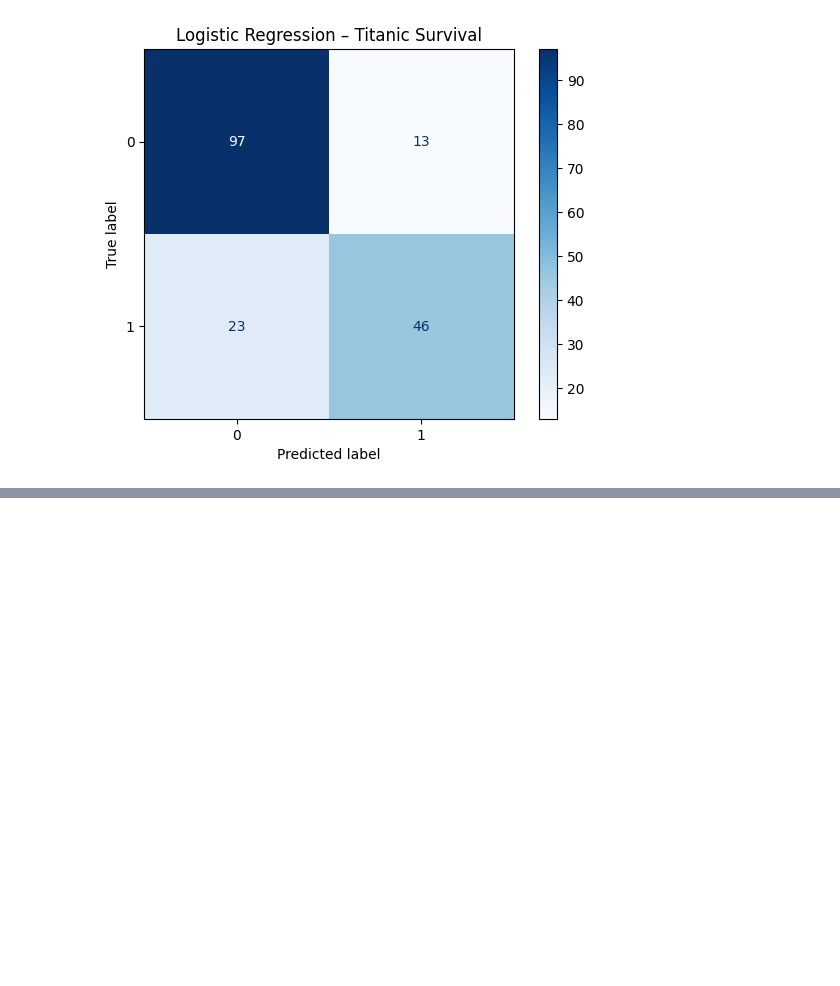
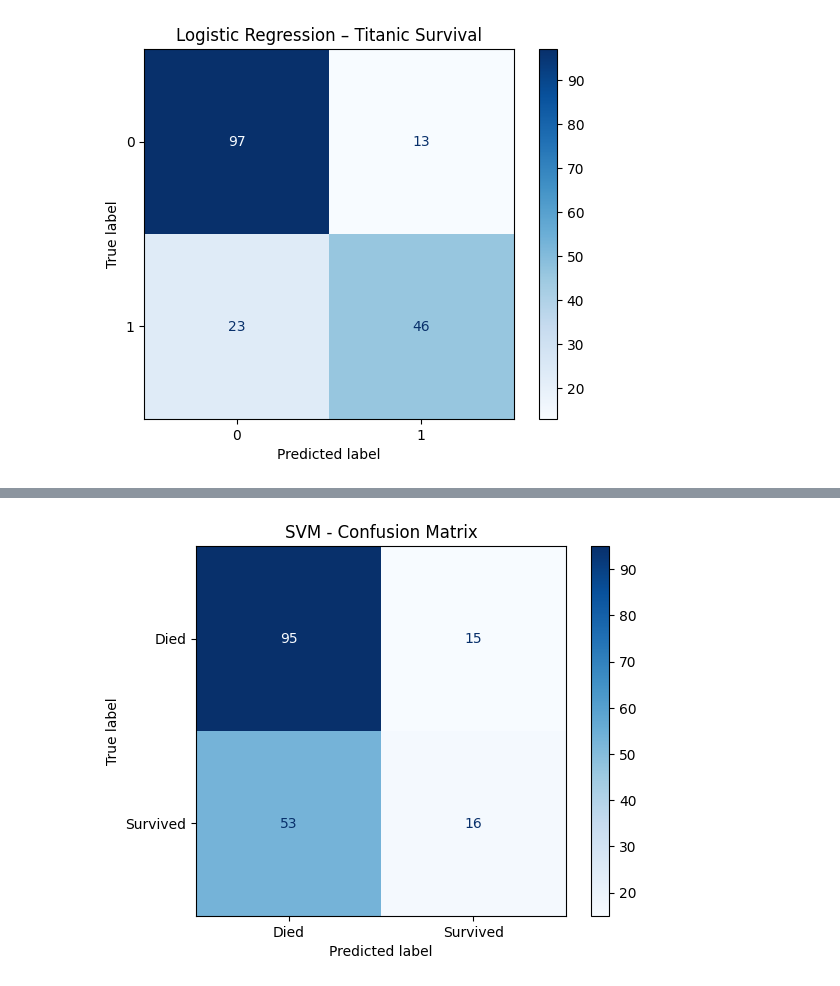
Before and after one commit to AmolSadana012/Titanic_Survival_Prediction, a Jupyter notebook: Titanic_survival_predict.ipynb, the cells around one changed output, grey strips where cells are left out. Saved outputs shown, nothing was run; the diff lists cells and outputs as text; code cells hidden in the pictures; blank space fills up the shorter version.

```diff
--- a/Titanic_survival_predict.ipynb
+++ b/Titanic_survival_predict.ipynb
@@ -321,0 +409,6 @@ plt.show()
+# %%
+# Support Vector Machine (SVM)
+from sklearn.svm import SVC
+svc_pipe = Pipeline([('preprocessor', preprocessor),('svc', SVC(kernel='rbf', probability=True, random_state=42))])
+svc_pipe.fit(X_train, y_train)
+y_pred_svc = svc_pipe.predict(X_test)
@@ -321,0 +430,6 @@ plt.show()
+# %%
+ConfusionMatrixDisplay.from_estimator(svc_pipe, X_test, y_test, display_labels=['Died','Survived'], cmap="Blues")
+plt.title("SVM - Confusion Matrix")
+plt.show()
+# %% [output]
+[figure, added]
```
Also changed, not shown: parts of 12 cells of this notebook.
